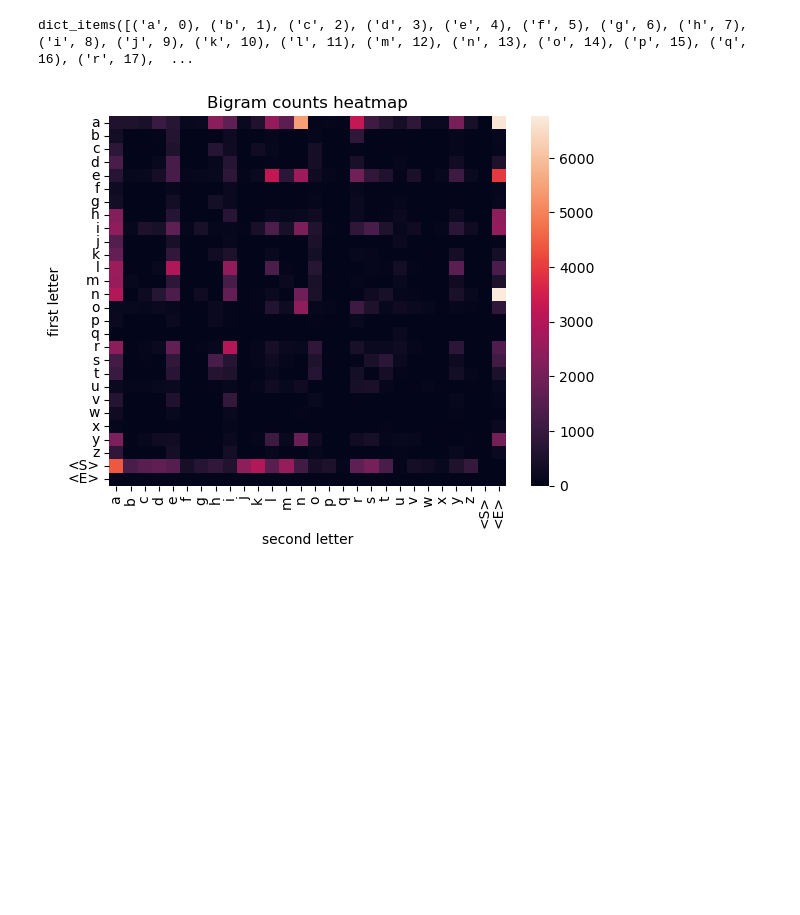
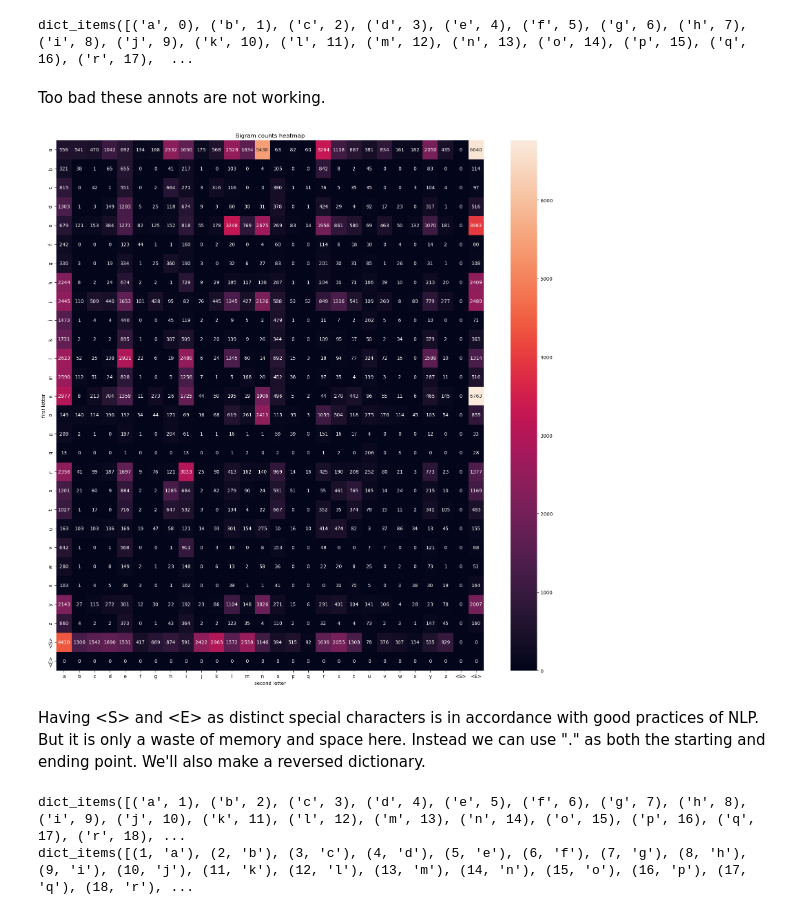
Before and after one commit to Laz4rz/NLP-models, a Jupyter notebook: main.ipynb, the cells around one changed output. Cells and saved outputs as stored; diff of their text form; code cells hidden in the pictures; blank space fills up the shorter version.

```diff
--- a/main.ipynb
+++ b/main.ipynb
@@ -84,3 +84,5 @@ for word in words:
     for ch1, ch2 in zip(w, w[1:]):
         ix1, ix2 = stoi[ch1], stoi[ch2]
         N[ix1, ix2] += 1
+# %% [markdown]
+Too bad these annots are not working.
@@ -87,8 +96,21 @@ for word in words:
 # %%
-sns.heatmap(N, xticklabels=list(stoi.keys()), yticklabels=list(stoi.keys()))
+plt.figure(figsize=(20, 20))
+sns.heatmap(N, xticklabels=list(stoi.keys()), yticklabels=list(stoi.keys()), annot=True, fmt="g")
 plt.title("Bigram counts heatmap")
 plt.xlabel("second letter")
 plt.ylabel("first letter")
 plt.show()
 # %% [output]
-[figure, old version]
+[figure, new version]
+# %% [markdown]
+Having \<S\> and \<E\> as distinct special characters is in accordance with good practices of NLP. But it is only a waste of memory and space here. Instead we can use "." as both the starting and ending point. We'll also make a reversed dictionary.
+# %%
+unique_chars = sorted(list(set("".join(words))))
+stoi = {s:enum+1 for enum, s in enumerate(unique_chars)}
+stoi["."] = 0
+itos = {i:s for s, i in stoi.items()}
+print(stoi.items())
+print(itos.items())
+# %% [output]
+dict_items([('a', 1), ('b', 2), ('c', 3), ('d', 4), ('e', 5), ('f', 6), ('g', 7), ('h', 8), ('i', 9), ('j', 10), ('k', 11), ('l', 12), ('m', 13), ('n', 14), ('o', 15), ('p', 16), ('q', 17), ('r', 18), ...
+dict_items([(1, 'a'), (2, 'b'), (3, 'c'), (4, 'd'), (5, 'e'), (6, 'f'), (7, 'g'), (8, 'h'), (9, 'i'), (10, 'j'), (11, 'k'), (12, 'l'), (13, 'm'), (14, 'n'), (15, 'o'), (16, 'p'), (17, 'q'), (18, 'r'), ...
```
Also changed, not shown: parts of 5 cells of this notebook.
